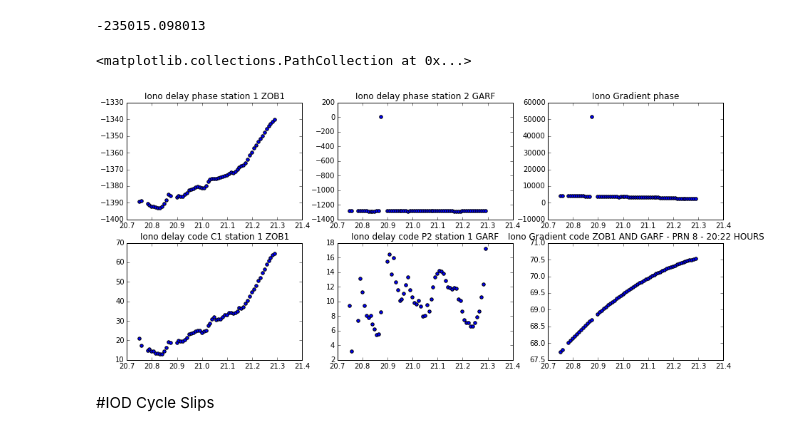
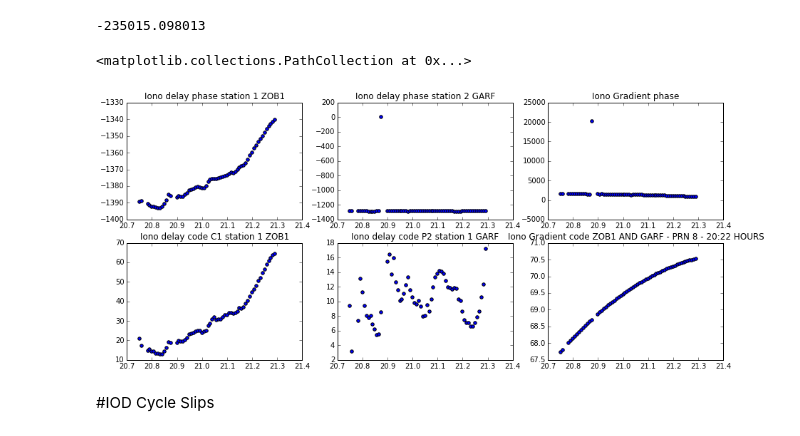
Before and after one commit to loveforeverLi/Trabajo_GNSS, a Jupyter notebook: Ejercicios 2. Iono Gradients-WOOS-GARF.ipynb, the cells around one changed output. Saved outputs shown, nothing was run; the diff lists cells and outputs as text; code cells hidden in the pictures.

```diff
--- a/Ejercicios 2. Iono Gradients-WOOS-GARF.ipynb
+++ b/Ejercicios 2. Iono Gradients-WOOS-GARF.ipynb
@@ -78,39 +78,36 @@ for time in tcommon:
 D=np.array(D)/1000
 t=np.array(t)/3600
 IC1=np.array(IC1)
 IC2=np.array(IC2)
 IP1=np.array(IPh1)
 IP2=np.array(IPh2)
 EL1=np.array(EL1)
 EL2=np.array(EL2)
-f1=gpstk.L1_FREQ_GPS
-f2=gpstk.L2_FREQ_GPS
-alfa=f1**2/(f1**2-f2**2)
 
 plt.figure(figsize=(15,10))
 plt.subplot(3,3,1)
 plt.title("Iono delay phase station 1 ZOB1")
 plt.scatter(t,IP1)
 plt.subplot(3,3,2)
 plt.title("Iono delay phase station 2 GARF")
 plt.scatter(t,IP2)
 plt.subplot(3,3,3)
 plt.title("Iono Gradient phase")
-DelayP=(alfa*(IP2-IP1)*1000)/D #Km/mm
+DelayP=((IP2-IP1)*1000)/D #Km/mm
 plt.scatter(t,DelayP)
 plt.subplot(3,3,4)
 plt.title("Iono delay code C1 station 1 ZOB1")
 plt.scatter(t,IC1)
 plt.subplot(3,3,5)
 plt.title("Iono delay code P2 station 1 GARF")
 plt.scatter(t,IC2)
 plt.subplot(3,3,6)
 plt.title("Iono Gradient code ZOB1 AND GARF - PRN 8 - 20:22 HOURS")
-DelayC=(alfa*(IC1-IC2)*1000)/D
+DelayC=((IC1-IC2)*1000)/D
 plt.scatter(t,D)
 # %% [output]
 <matplotlib.collections.PathCollection at 0x...>
-[figure, old version]
+[figure, new version]
 # %% [markdown]
 #IOD Cycle Slips
 # %%
```
Also changed, not shown: parts of 1 cell of this notebook, 1 other file.
